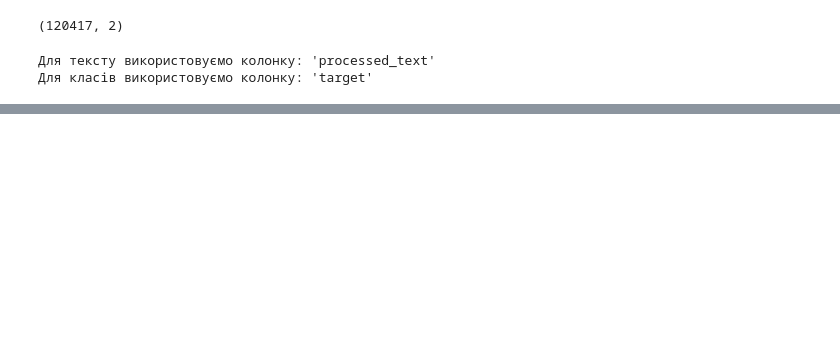
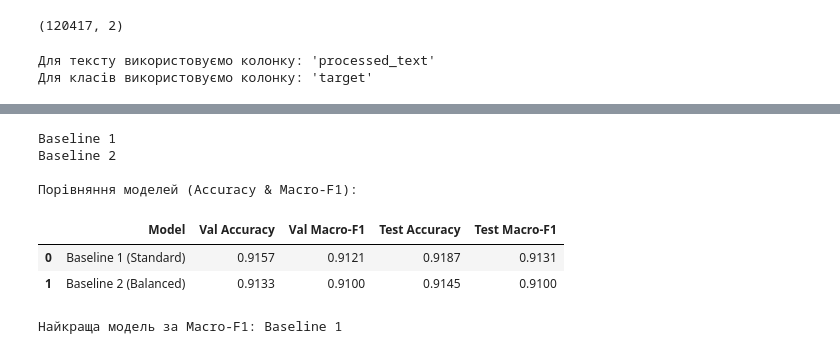
Before and after one commit to jaYulichka46/nlp, a Jupyter notebook: notebooks/lab6_ua_tfidf_logistic_baseline.ipynb, the cells around one changed output, grey strips where cells are left out. Drawn from its saved outputs; the diff is of its cells as text; code cells hidden in the pictures; blank space fills up the shorter version.

```diff
--- a/notebooks/lab6_ua_tfidf_logistic_baseline.ipynb
+++ b/notebooks/lab6_ua_tfidf_logistic_baseline.ipynb
@@ -53,0 +136,47 @@ print(f"Для класів використовуємо колонку: '{targe
+# %%
+print("Baseline 1")
+pipeline_b1.fit(X_train, y_train)
+
+print("Baseline 2")
+pipeline_b2.fit(X_train, y_train)
+
+def evaluate_model(model, X_eval, y_eval, model_name):
+    y_pred = model.predict(X_eval)
+    acc = accuracy_score(y_eval, y_pred)
+    macro_f1 = f1_score(y_eval, y_pred, average='macro')
+    return acc, macro_f1
+
+# Оцінка на Validation Set
+acc_b1_val, f1_b1_val = evaluate_model(pipeline_b1, X_val, y_val, "Baseline 1")
+acc_b2_val, f1_b2_val = evaluate_model(pipeline_b2, X_val, y_val, "Baseline 2")
+
+# Оцінка на Test Set
+acc_b1_test, f1_b1_test = evaluate_model(pipeline_b1, X_test, y_test, "Baseline 1")
+acc_b2_test, f1_b2_test = evaluate_model(pipeline_b2, X_test, y_test, "Baseline 2")
+
+# Виводимо результати
+results_df = pd.DataFrame({
+    'Model': ['Baseline 1 (Standard)', 'Baseline 2 (Balanced)'],
+    'Val Accuracy': [acc_b1_val, acc_b2_val],
+    'Val Macro-F1': [f1_b1_val, f1_b2_val],
+    'Test Accuracy': [acc_b1_test, acc_b2_test],
+    'Test Macro-F1': [f1_b1_test, f1_b2_test]
+})
+
+print("\nПорівняння моделей (Accuracy & Macro-F1):")
+display(results_df.round(4))
+
+# Визначаємо переможця по Test Macro-F1
+best_model_name = "Baseline 1" if f1_b1_test > f1_b2_test else "Baseline 2"
+best_pipeline = pipeline_b1 if f1_b1_test > f1_b2_test else pipeline_b2
+
+print(f"\nНайкраща модель за Macro-F1: {best_model_name}")
+# %% [output]
+Baseline 1
+Baseline 2
+
+Порівняння моделей (Accuracy & Macro-F1):
+|  | Model | Val Accuracy | Val Macro-F1 | Test Accuracy | Test Macro-F1 |
+| 0 | Baseline 1 (Standard) | 0.9157 | 0.9121 | 0.9187 | 0.9131 |
+| 1 | Baseline 2 (Balanced) | 0.9133 | 0.9100 | 0.9145 | 0.9100 |
+Найкраща модель за Macro-F1: Baseline 1
```
Also changed, not shown: parts of 8 cells of this notebook, 5 other files.
